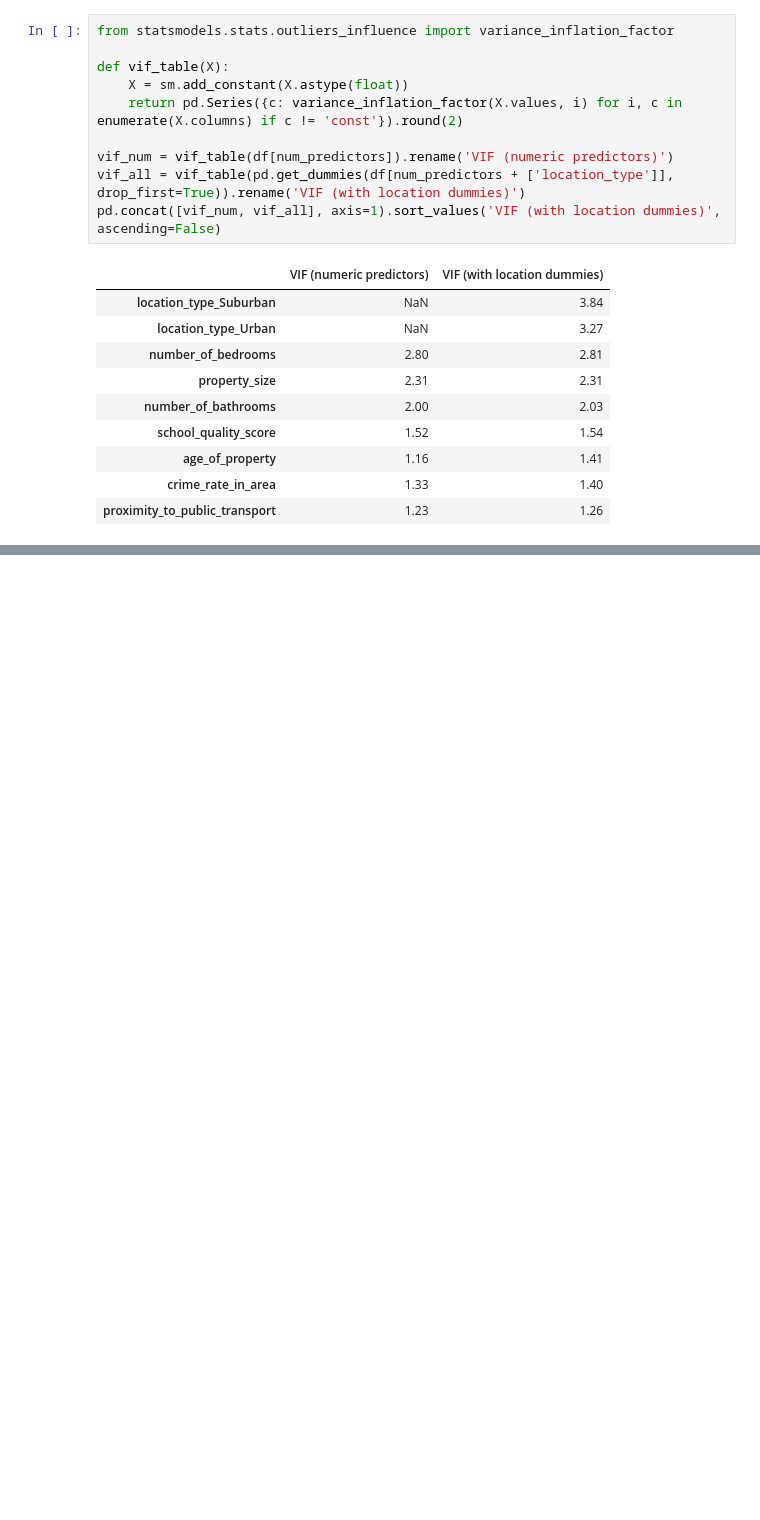
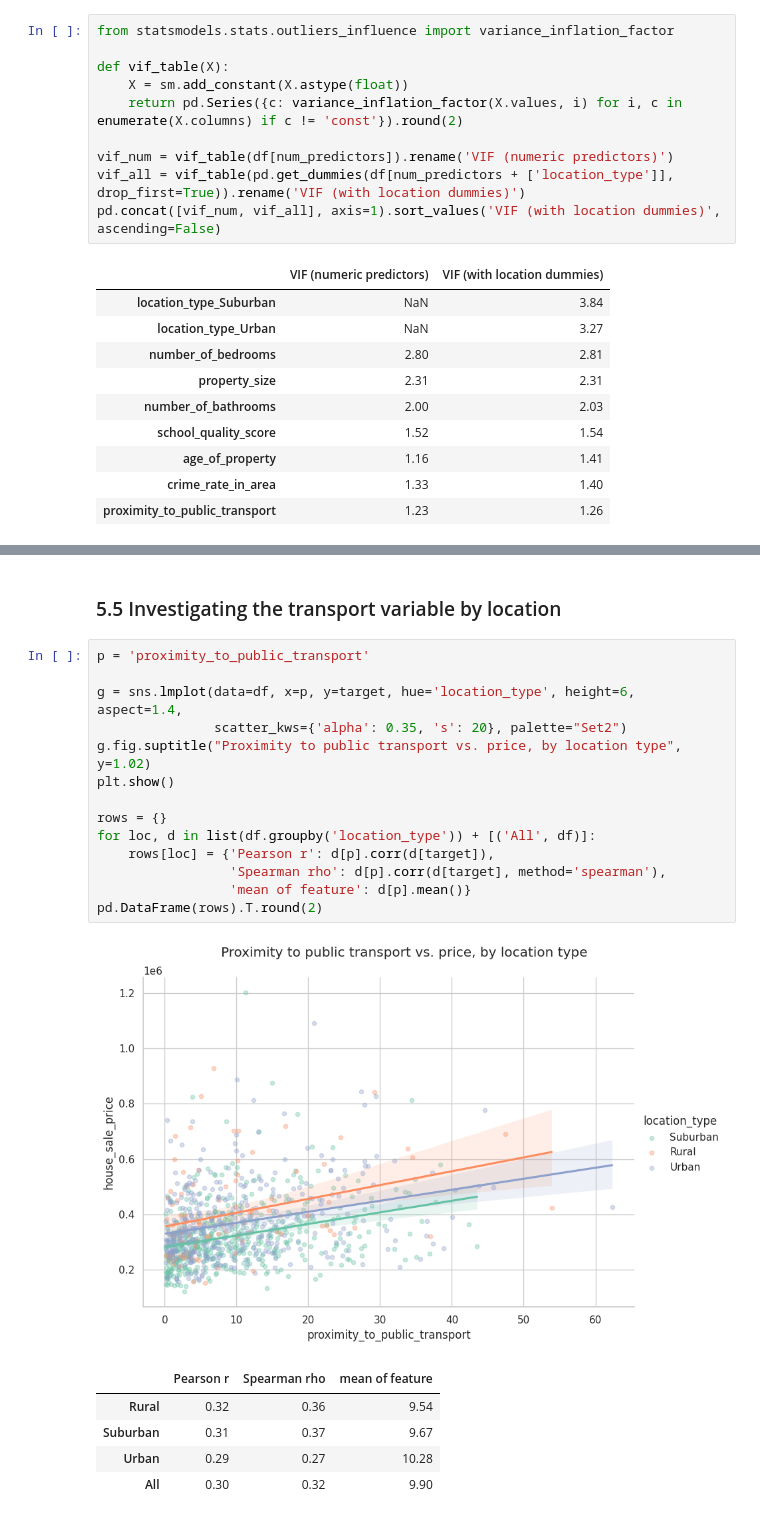
Before and after one commit to jadennk21-prog/AIAP-Mini-Project-1---Housing-Prices-Prediction, a Jupyter notebook: eda.ipynb, the cells around one changed output, grey strips where cells are left out. Cells and saved outputs as stored; diff of their text form; blank space fills up the shorter version.

```diff
--- a/eda.ipynb
+++ b/eda.ipynb
@@ -712,0 +720,23 @@ Low     1.22
+# %% [markdown]
+### 5.5 Investigating the transport variable by location
+# %%
+p = 'proximity_to_public_transport'
+
+g = sns.lmplot(data=df, x=p, y=target, hue='location_type', height=6, aspect=1.4,
+               scatter_kws={'alpha': 0.35, 's': 20}, palette="Set2")
+g.fig.suptitle("Proximity to public transport vs. price, by location type", y=1.02)
+plt.show()
+
+rows = {}
+for loc, d in list(df.groupby('location_type')) + [('All', df)]:
+    rows[loc] = {'Pearson r': d[p].corr(d[target]),
+                 'Spearman rho': d[p].corr(d[target], method='spearman'),
+                 'mean of feature': d[p].mean()}
+pd.DataFrame(rows).T.round(2)
+# %% [output]
+[figure, added]
+|  | Pearson r | Spearman rho | mean of feature |
+| Rural | 0.32 | 0.36 | 9.54 |
+| Suburban | 0.31 | 0.37 | 9.67 |
+| Urban | 0.29 | 0.27 | 10.28 |
+| All | 0.30 | 0.32 | 9.90 |
```
Also changed, not shown: parts of 54 cells of this notebook, 26 other files.
